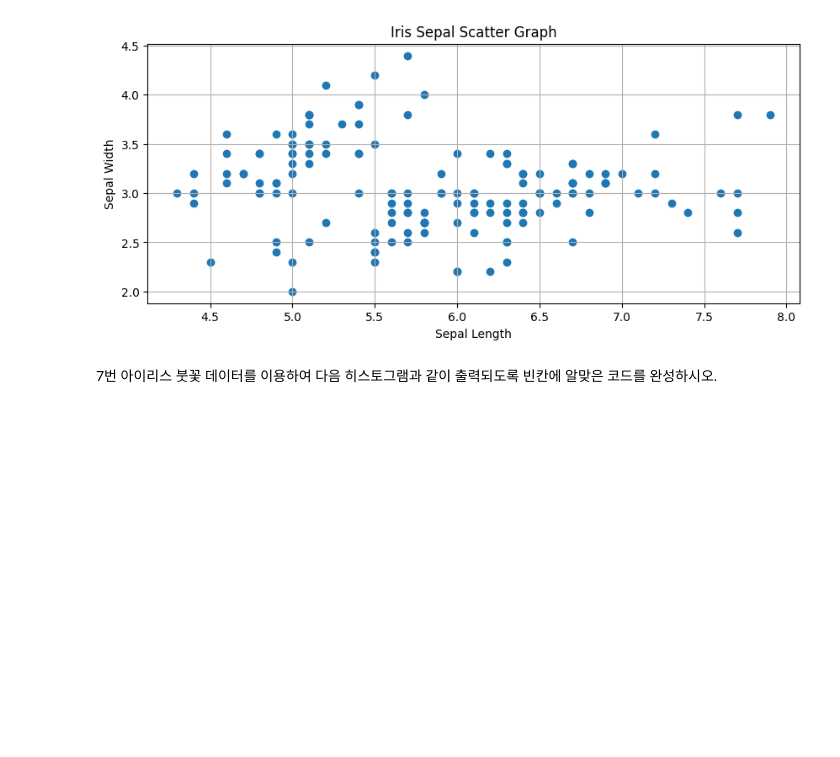
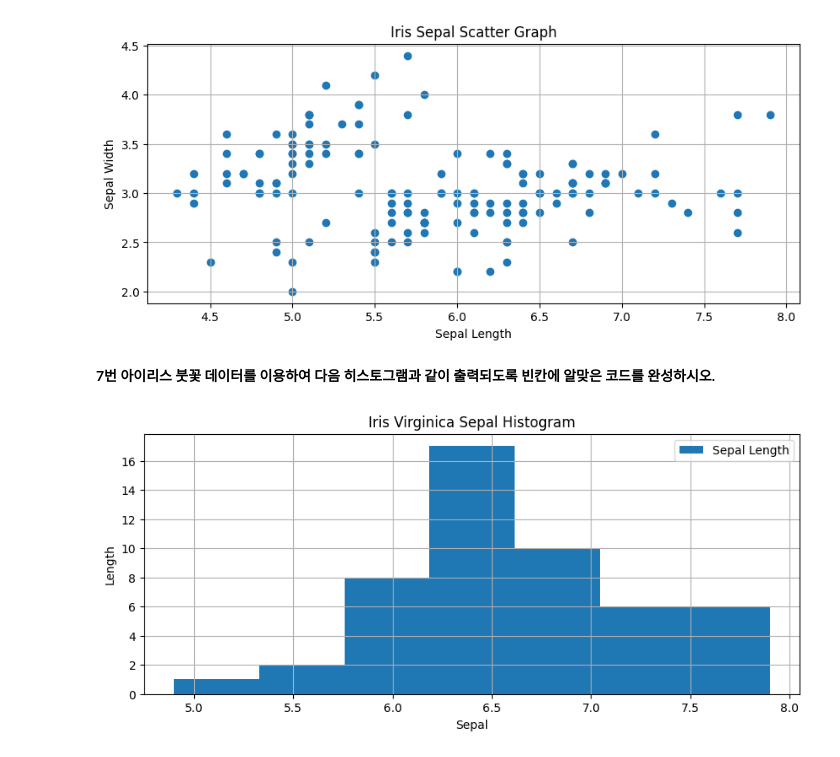
Before and after one commit to among5094/Big-Data-Integrated-Analysis, a Jupyter notebook: week04_CH04_시각화_라이브러리1/CH04장_연습문제.ipynb, the cells around one changed output. Cells and saved outputs as stored; diff of their text form; code cells hidden in the pictures; blank space fills up the shorter version.

```diff
--- a/week04_CH04_시각화_라이브러리1/CH04장_연습문제.ipynb
+++ b/week04_CH04_시각화_라이브러리1/CH04장_연습문제.ipynb
@@ -95,9 +95,24 @@ plt.show()
 # %% [output]
 [figure]
 # %% [markdown]
-7번 아이리스 붓꽃 데이터를 이용하여 다음 히스토그램과 같이 출력되도록 빈칸에 알맞은 코드를 완성하시오.
+**7번 아이리스 붓꽃 데이터를 이용하여 다음 히스토그램과 같이 출력되도록 빈칸에 알맞은 코드를 완성하시오.**
 # %%
 import pandas as pd
 import matplotlib.pyplot as plt
+data = pd.read_csv('/content/Drive/MyDrive/data/04_data2.csv')
 
-data = pd.read_csv('/content/Drive/MyDrive/data/04_data2.csv')
+virginica = data.loc[data.Species == 'virginica', ['Species', 'SepalLength']]
+
+plt.figure(figsize=(10,4))
+
+# 빈칸 채우기
+plt.hist(virginica['SepalLength'], bins=7, label='Sepal Length')
+
+plt.xlabel('Sepal')
+plt.ylabel('Length')
+plt.title('Iris Virginica Sepal Histogram')
+plt.legend()
+plt.grid()
+plt.show()
+# %% [output]
+[figure, added]
```
Also changed, not shown: parts of 2 cells of this notebook.
